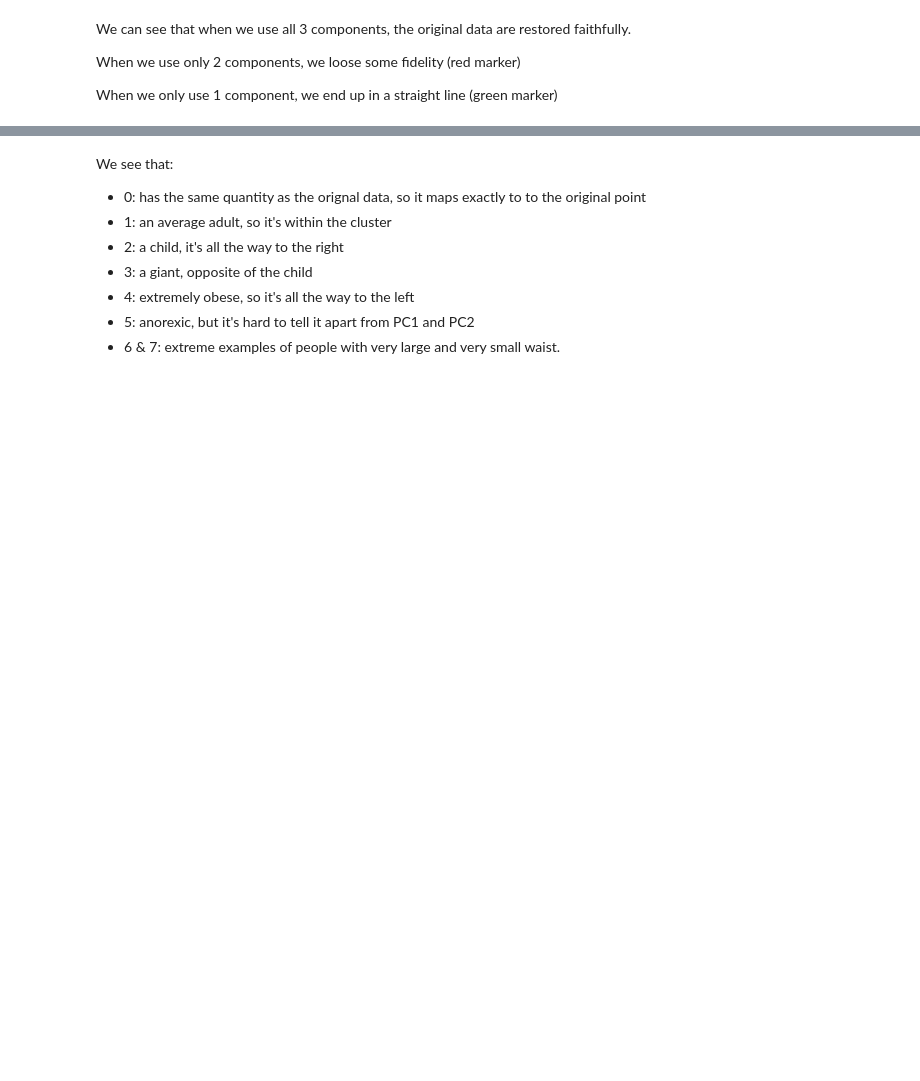
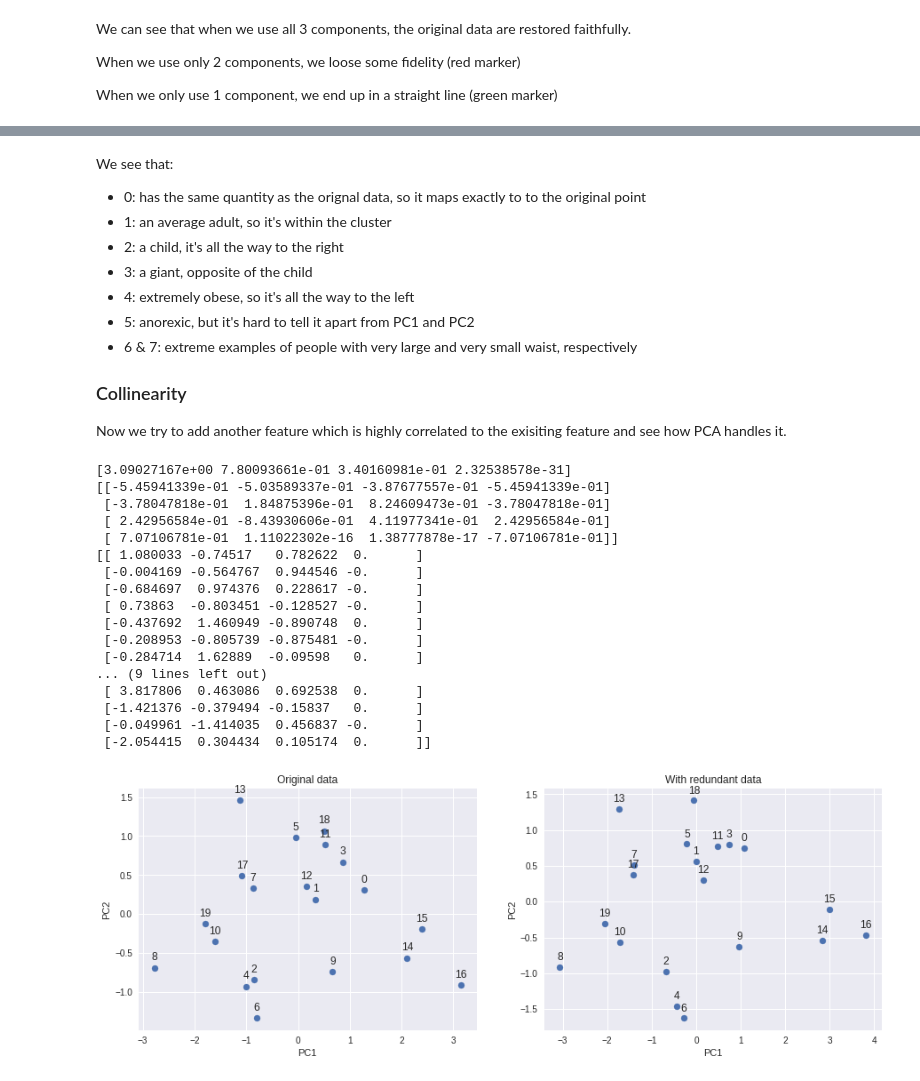
Before and after one commit to aunz/ds, a Jupyter notebook: pca.ipynb, the cells around one changed output, grey strips where cells are left out. Saved outputs shown, nothing was run; the diff lists cells and outputs as text; code cells hidden in the pictures; blank space fills up the shorter version.

```diff
--- a/pca.ipynb
+++ b/pca.ipynb
@@ -425,4 +423,9 @@ We see that:
 - 3: a giant, opposite of the child
 - 4: extremely obese, so it's all the way to the left
 - 5: anorexic, but it's hard to tell it apart from PC1 and PC2
-- 6 & 7: extreme examples of people with very large and very small waist.
+- 6 & 7: extreme examples of people with very large and very small waist, respectively
+
+
+### Collinearity
+
+Now we try to add another feature which is highly correlated to the exisiting feature and see how PCA handles it.
@@ -432,0 +432,42 @@ We see that:
+# %%
+A3 = np.array([height, weight, waist, height * 39.3701]).T # now we have another height which is half the original height converted to inch
+P3 = pca.fit_transform(scaler.fit_transform(A3))
+# %%
+print(pca.explained_variance_)
+print(pca.components_)
+print(np.round(P3, 6))
+
+_, [ax1, ax2] = plt.subplots(1, 2, figsize=(15,5))
+ax1.scatter(P[:, 0], P[:, 1])
+ax2.scatter(P3[:, 0], -P3[:, 1])
+
+for i in range(len(P)):
+    ax1.annotate(i, (P[:, 0][i], P[:, 1][i] + 0.1), horizontalalignment = 'center')
+    ax2.annotate(i, (P3[:, 0][i], -P3[:, 1][i] + 0.1), horizontalalignment = 'center')
+
+ax1.set_xlabel('PC1')
+ax1.set_ylabel('PC2')
+ax1.title.set_text('Original data')
+
+ax2.set_xlabel('PC1')
+ax2.set_ylabel('PC2')
+ax2.title.set_text('With redundant data');
+# %% [output]
+[3.09027167e+00 7.80093661e-01 3.40160981e-01 2.32538578e-31]
+[[-5.45941339e-01 -5.03589337e-01 -3.87677557e-01 -5.45941339e-01]
+ [-3.78047818e-01  1.84875396e-01  8.24609473e-01 -3.78047818e-01]
+ [ 2.42956584e-01 -8.43930606e-01  4.11977341e-01  2.42956584e-01]
+ [ 7.07106781e-01  1.11022302e-16  1.38777878e-17 -7.07106781e-01]]
+[[ 1.080033 -0.74517   0.782622  0.      ]
+ [-0.004169 -0.564767  0.944546 -0.      ]
+ [-0.684697  0.974376  0.228617 -0.      ]
+ [ 0.73863  -0.803451 -0.128527 -0.      ]
+ [-0.437692  1.460949 -0.890748  0.      ]
+ [-0.208953 -0.805739 -0.875481 -0.      ]
+ [-0.284714  1.62889  -0.09598   0.      ]
+... (9 lines left out)
+ [ 3.817806  0.463086  0.692538  0.      ]
+ [-1.421376 -0.379494 -0.15837   0.      ]
+ [-0.049961 -1.414035  0.456837 -0.      ]
+ [-2.054415  0.304434  0.105174  0.      ]]
+[figure, added]
```
Also changed, not shown: parts of 5 cells of this notebook.
